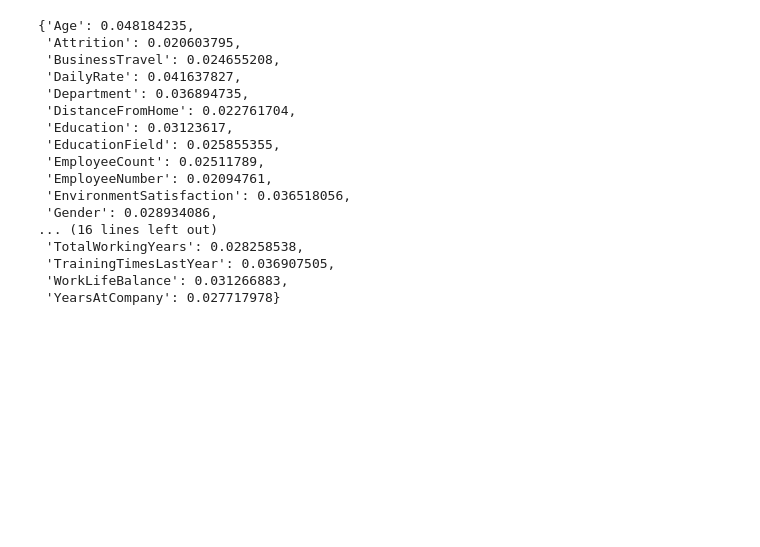
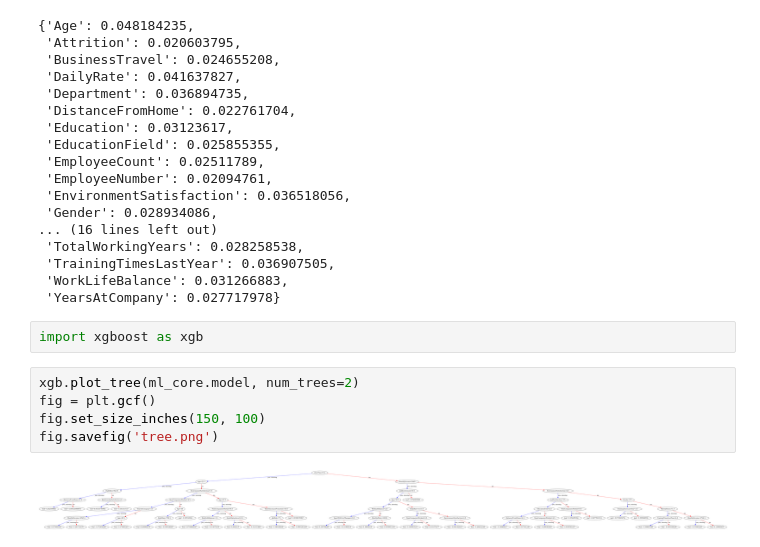
Before and after one commit to MahdiEsrafili/HR_Attrition_prediction, a Jupyter notebook: test.ipynb, the cells around one changed output. Drawn from its saved outputs; the diff is of its cells as text; blank space fills up the shorter version.

Commit message:
label encoder can inverse transform selected columns. xgboost tree plotting added to test notebook

```diff
--- a/test.ipynb
+++ b/test.ipynb
@@ -57,3 +58,12 @@ dict(x)
  'TrainingTimesLastYear': 0.036907505,
  'WorkLifeBalance': 0.031266883,
  'YearsAtCompany': 0.027717978}
+# %%
+import xgboost as xgb
+# %%
+xgb.plot_tree(ml_core.model, num_trees=2)
+fig = plt.gcf()
+fig.set_size_inches(150, 100)
+fig.savefig('tree.png')
+# %% [output]
+[figure, added]
```
Also changed, not shown: parts of 8 cells of this notebook, 2 other files.
